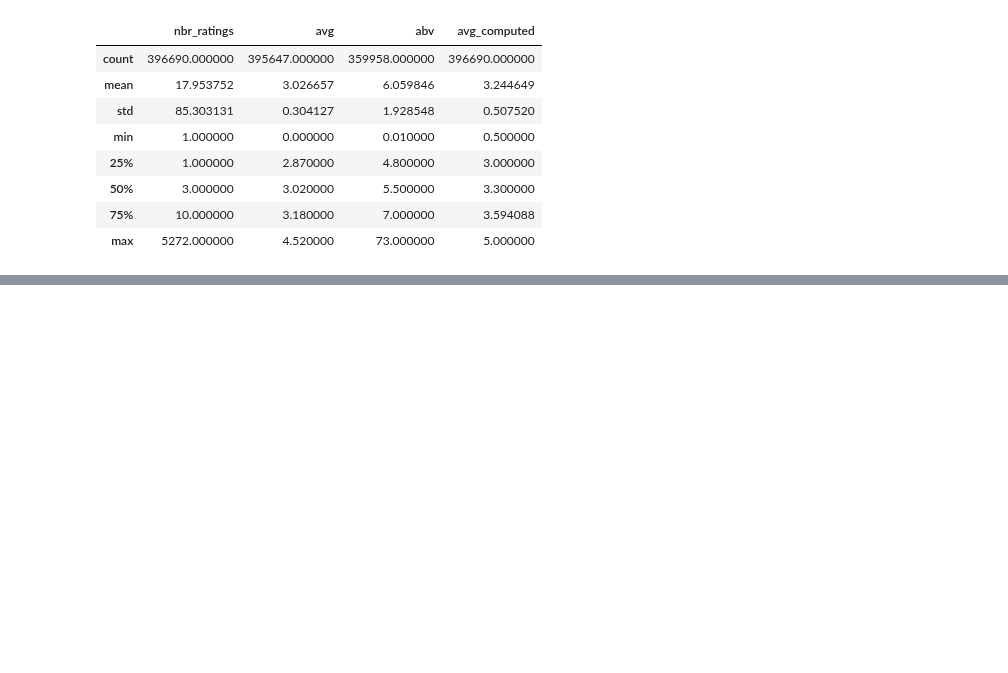
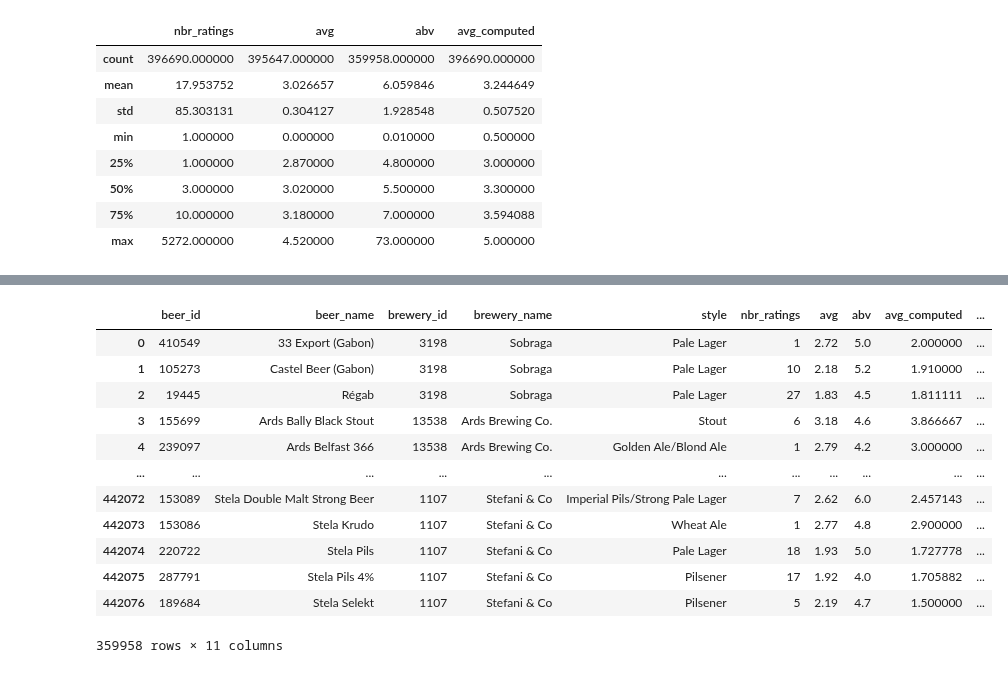
Before and after one commit to epfl-ada/ada-2022-project-hotchocolate, a Jupyter notebook: Exploration_of_RateBeer_dataset.ipynb, the cells around one changed output, grey strips where cells are left out. Drawn from its saved outputs; the diff is of its cells as text; code cells hidden in the pictures; blank space fills up the shorter version.

```diff
--- a/Exploration_of_RateBeer_dataset.ipynb
+++ b/Exploration_of_RateBeer_dataset.ipynb
@@ -302,0 +447,17 @@ df_rb_beer_wrating[["nbr_ratings","avg","abv","avg_computed"]].describe()
+# %%
+test_abv=df_rb_beer_wrating.dropna(axis=0,subset=["abv","avg_computed"])
+stats.pearsonr(test_abv.abv,test_abv.avg_computed)
+# %% [output]
+|  | beer_id | beer_name | brewery_id | brewery_name | style | nbr_ratings | avg | abv | avg_computed | ... |
+| 0 | 410549 | 33 Export (Gabon) | 3198 | Sobraga | Pale Lager | 1 | 2.72 | 5.0 | 2.000000 | ... |
+| 1 | 105273 | Castel Beer (Gabon) | 3198 | Sobraga | Pale Lager | 10 | 2.18 | 5.2 | 1.910000 | ... |
+| 2 | 19445 | Régab | 3198 | Sobraga | Pale Lager | 27 | 1.83 | 4.5 | 1.811111 | ... |
+| 3 | 155699 | Ards Bally Black Stout | 13538 | Ards Brewing Co. | Stout | 6 | 3.18 | 4.6 | 3.866667 | ... |
+| 4 | 239097 | Ards Belfast 366 | 13538 | Ards Brewing Co. | Golden Ale/Blond Ale | 1 | 2.79 | 4.2 | 3.000000 | ... |
+| ... | ... | ... | ... | ... | ... | ... | ... | ... | ... | ... |
+| 442072 | 153089 | Stela Double Malt Strong Beer | 1107 | Stefani & Co | Imperial Pils/Strong Pale Lager | 7 | 2.62 | 6.0 | 2.457143 | ... |
+| 442073 | 153086 | Stela Krudo | 1107 | Stefani & Co | Wheat Ale | 1 | 2.77 | 4.8 | 2.900000 | ... |
+| 442074 | 220722 | Stela Pils | 1107 | Stefani & Co | Pale Lager | 18 | 1.93 | 5.0 | 1.727778 | ... |
+| 442075 | 287791 | Stela Pils 4% | 1107 | Stefani & Co | Pilsener | 17 | 1.92 | 4.0 | 1.705882 | ... |
+| 442076 | 189684 | Stela Selekt | 1107 | Stefani & Co | Pilsener | 5 | 2.19 | 4.7 | 1.500000 | ... |
+359958 rows × 11 columns
```
Also changed, not shown: parts of 17 cells of this notebook.
